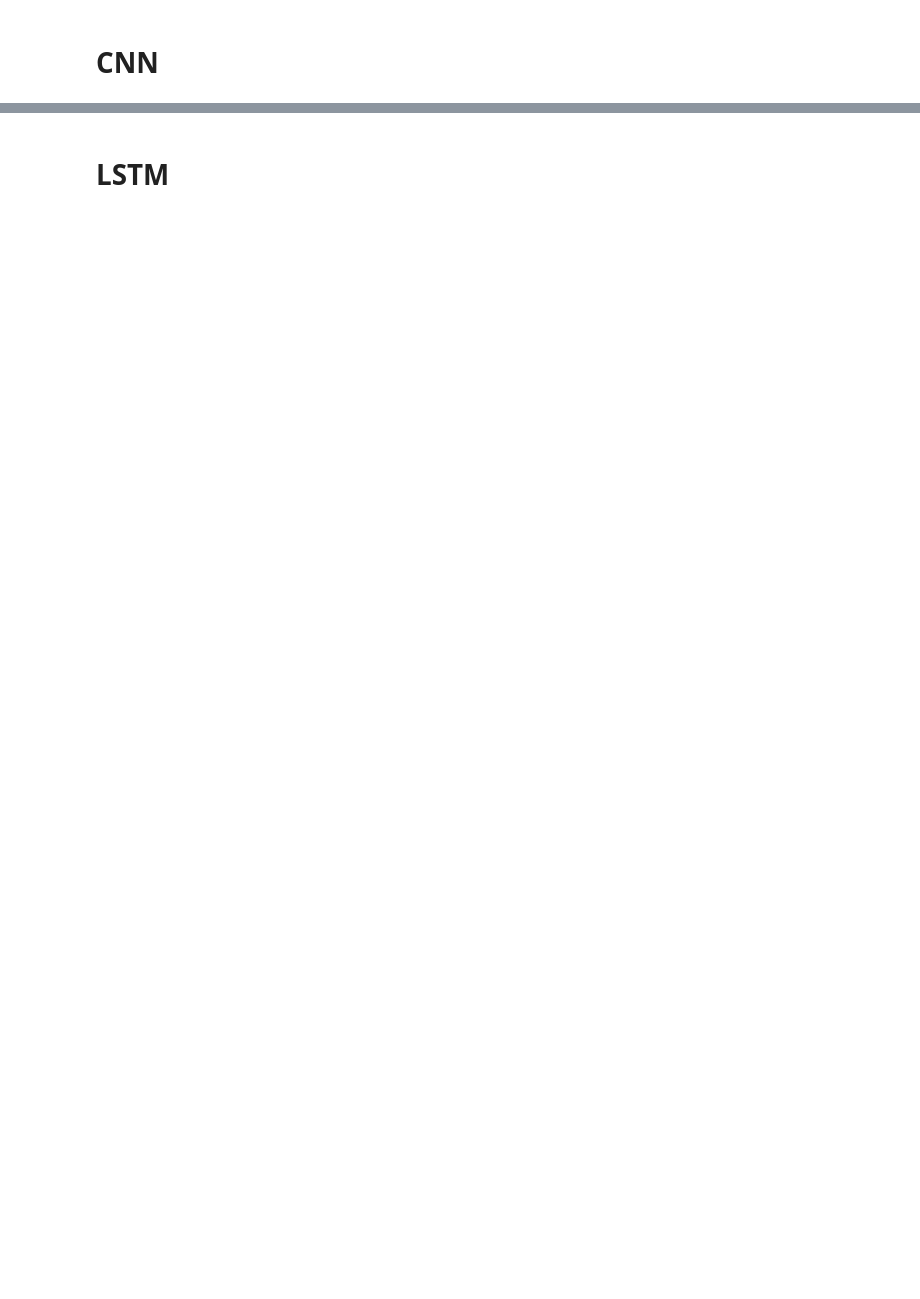
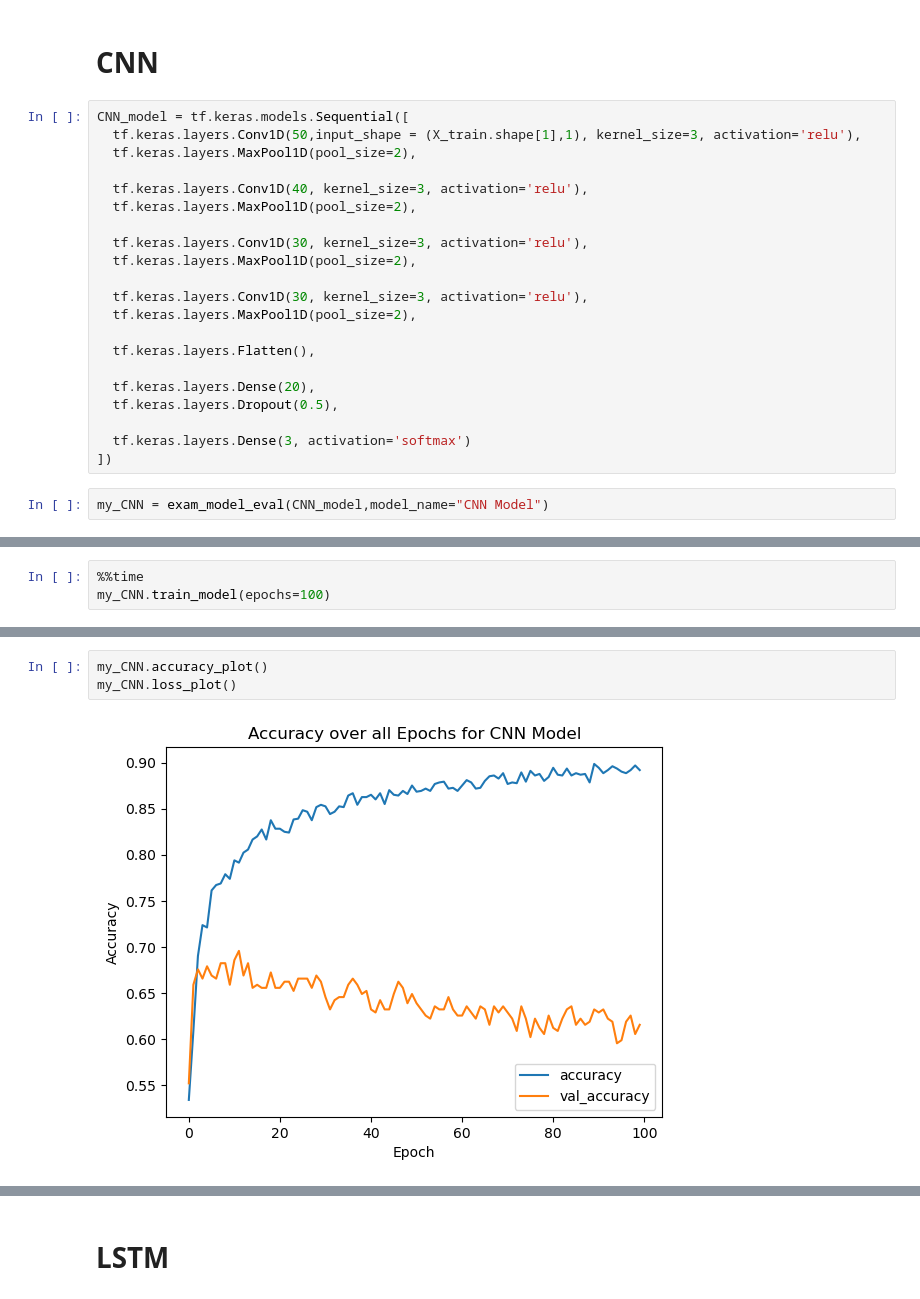
Before and after one commit to Rokkaan5/CSCI5922, a Jupyter notebook: Exam3/notebook/JasmineKobayashi_NN_Exam_2023.ipynb, the cells around one changed output, grey strips where cells are left out. Drawn from its saved outputs; the diff is of its cells as text; blank space fills up the shorter version.

Commit message:
add CNN model code

```diff
--- a/Exam3/notebook/JasmineKobayashi_NN_Exam_2023.ipynb
+++ b/Exam3/notebook/JasmineKobayashi_NN_Exam_2023.ipynb
@@ -414,2 +414,25 @@ my_ANN.pretty_confusion_matrix()
 # %% [markdown]
 # CNN
+# %%
+CNN_model = tf.keras.models.Sequential([
+  tf.keras.layers.Conv1D(50,input_shape = (X_train.shape[1],1), kernel_size=3, activation='relu'),
+  tf.keras.layers.MaxPool1D(pool_size=2),
+
+  tf.keras.layers.Conv1D(40, kernel_size=3, activation='relu'),
+  tf.keras.layers.MaxPool1D(pool_size=2),
+
+  tf.keras.layers.Conv1D(30, kernel_size=3, activation='relu'),
+  tf.keras.layers.MaxPool1D(pool_size=2),
+
+  tf.keras.layers.Conv1D(30, kernel_size=3, activation='relu'),
+  tf.keras.layers.MaxPool1D(pool_size=2),
+
+  tf.keras.layers.Flatten(),
+
+  tf.keras.layers.Dense(20),
+  tf.keras.layers.Dropout(0.5),
+
+  tf.keras.layers.Dense(3, activation='softmax')
+])
+# %%
+my_CNN = exam_model_eval(CNN_model,model_name="CNN Model")
@@ -415,0 +464,3 @@ my_ANN.pretty_confusion_matrix()
+# %%
+%%time
+my_CNN.train_model(epochs=100)
@@ -415,0 +485,5 @@ my_ANN.pretty_confusion_matrix()
+# %%
+my_CNN.accuracy_plot()
+my_CNN.loss_plot()
+# %% [output]
+[figure, added]
```
Also changed, not shown: parts of 14 cells of this notebook, 7 other files.
